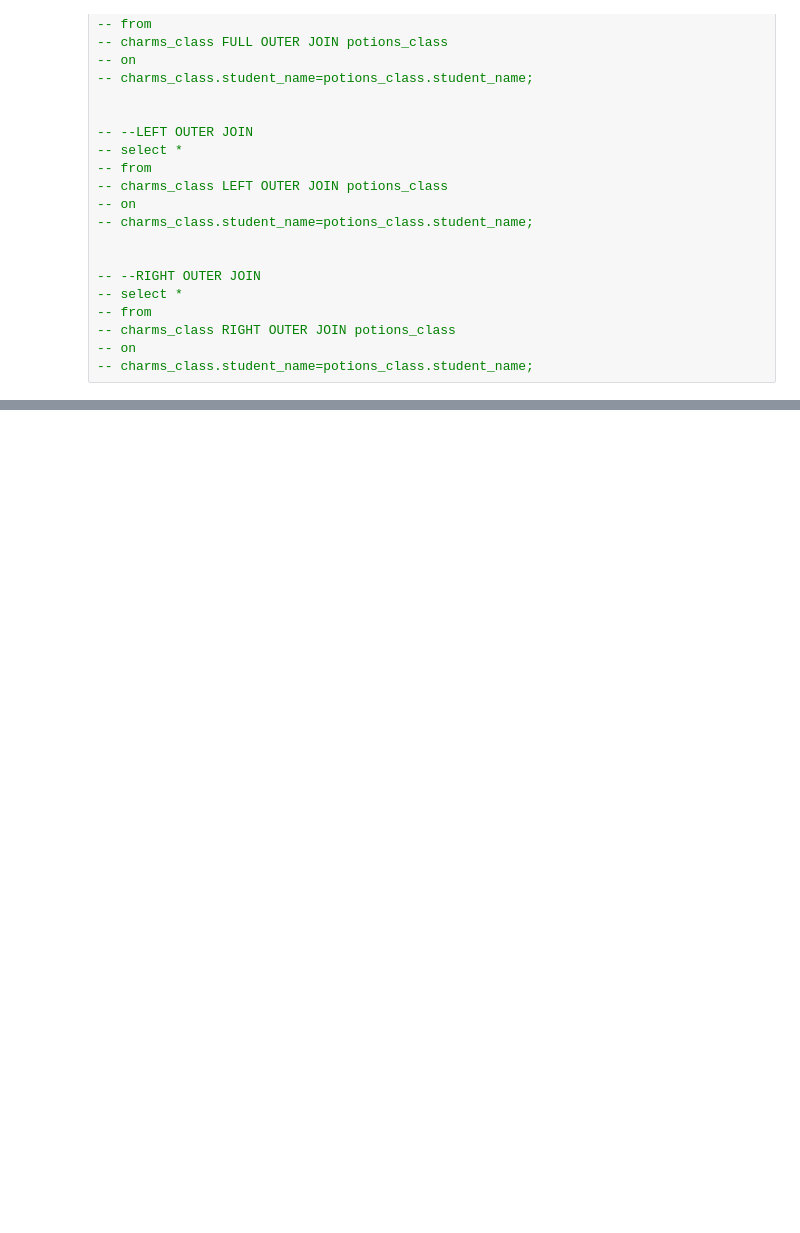
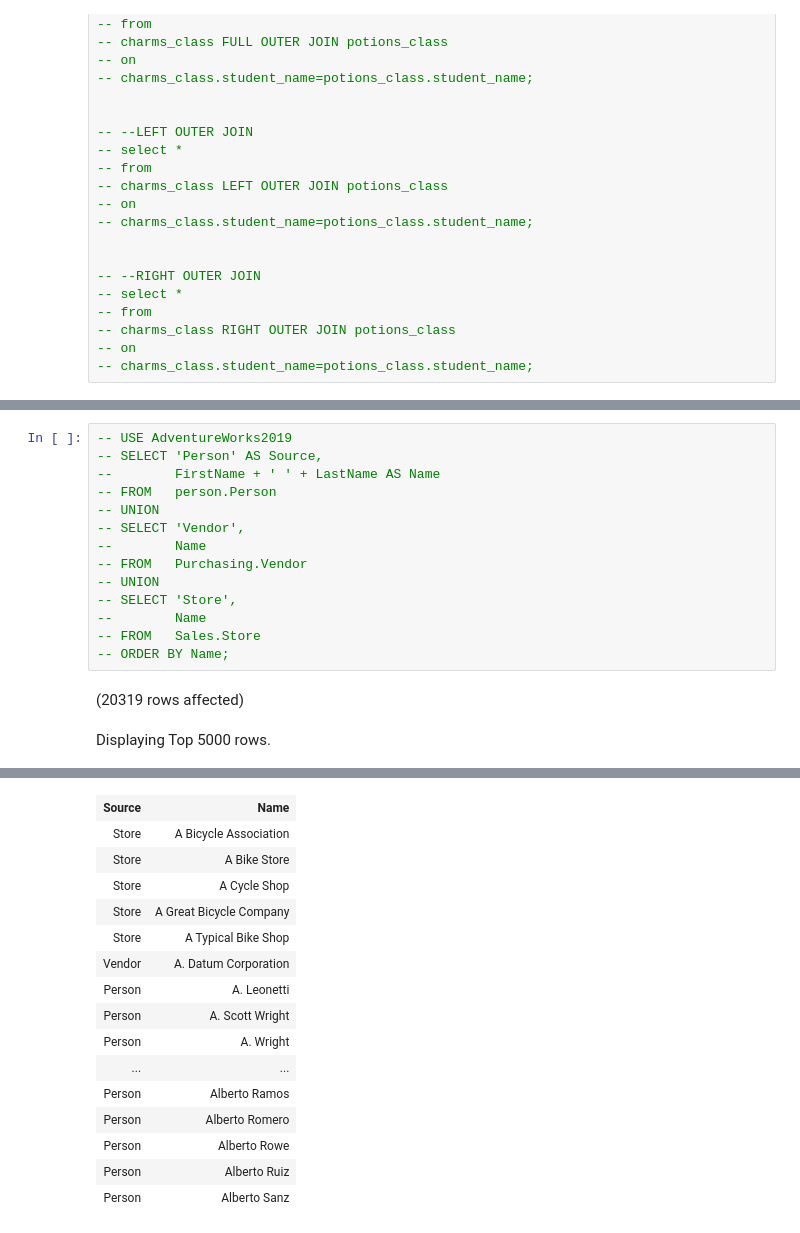
Before and after one commit to hollyhira/SQL-Exercises, a Jupyter notebook: SQL_PRACTICE/CLASS 14 SUBQUERIES PRACTICE.ipynb, the cells around one changed output, grey strips where cells are left out. Saved outputs shown, nothing was run; the diff lists cells and outputs as text; blank space fills up the shorter version.

```diff
--- a/SQL_PRACTICE/CLASS 14 SUBQUERIES PRACTICE.ipynb
+++ b/SQL_PRACTICE/CLASS 14 SUBQUERIES PRACTICE.ipynb
@@ -663,0 +702,17 @@ Total execution time: 00:00:00.064
+# %%
+-- USE AdventureWorks2019
+-- SELECT 'Person' AS Source,
+--        FirstName + ' ' + LastName AS Name
+-- FROM   person.Person
+-- UNION
+-- SELECT 'Vendor',
+--        Name
+-- FROM   Purchasing.Vendor
+-- UNION
+-- SELECT 'Store',
+--        Name
+-- FROM   Sales.Store
+-- ORDER BY Name;
+# %% [output]
+(20319 rows affected)
+Displaying Top 5000 rows.
@@ -663,0 +720,16 @@ Total execution time: 00:00:00.064
+| Source | Name |
+| Store | A Bicycle Association |
+| Store | A Bike Store |
+| Store | A Cycle Shop |
+| Store | A Great Bicycle Company |
+| Store | A Typical Bike Shop |
+| Vendor | A. Datum Corporation |
+| Person | A. Leonetti |
+| Person | A. Scott Wright |
+| Person | A. Wright |
+| ... | ... |
+| Person | Alberto Ramos |
+| Person | Alberto Romero |
+| Person | Alberto Rowe |
+| Person | Alberto Ruiz |
+| Person | Alberto Sanz |
```
Also changed, not shown: parts of 4 cells of this notebook, 2 other files.
